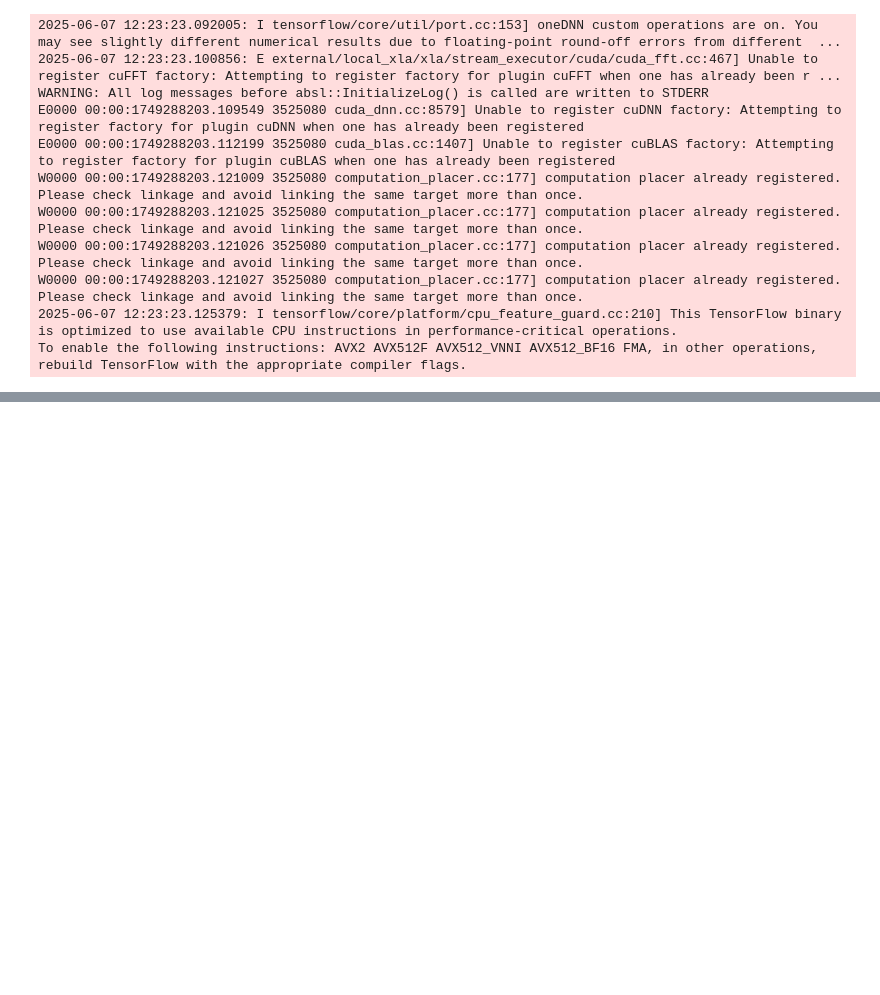
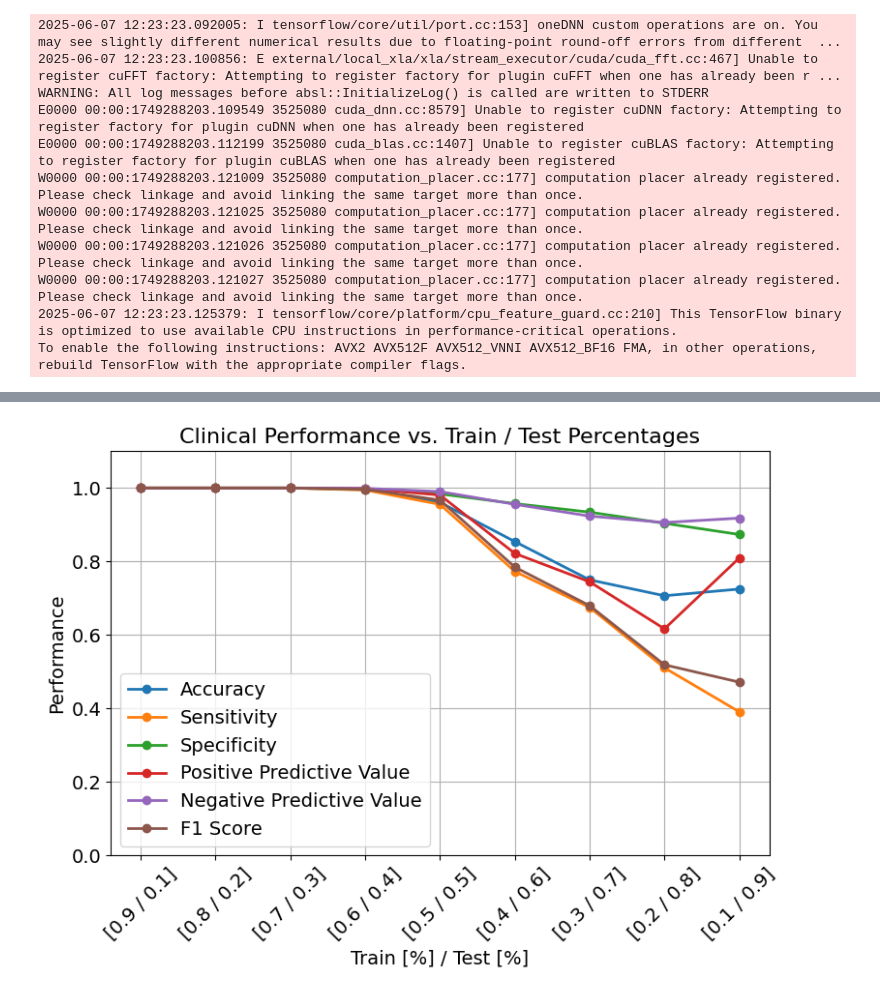
Before and after one commit to rolandbolboaca/CNN_Fungi_classification, a Jupyter notebook: run.ipynb, the cells around one changed output, grey strips where cells are left out. Cells and saved outputs as stored; diff of their text form; code cells hidden in the pictures; blank space fills up the shorter version.

```diff
--- a/run.ipynb
+++ b/run.ipynb
@@ -482,36 +531,38 @@ npvs = [result['Negative Predictive Value (NPV)'] for result in exp_results.valu
 f1s = [result['F1 Score'] for result in exp_results.values()]
 
 # set all parameters for plot, including text sizes for everything
 
 plt.rcParams.update({
     'font.size': 14,
     'axes.titlesize': 16,
     'axes.labelsize': 14,
     'xtick.labelsize': 14,
     'ytick.labelsize': 14,
     'legend.fontsize': 14,
     'figure.titlesize': 14
 })
 
 plt.figure(figsize=(8, 6))
 #plt.bar(x_labels, accuracies)
 plt.plot(x_labels, accuracies, marker='o', linewidth=2)
 plt.plot(x_labels, tprs, marker='o', linewidth=2)
 plt.plot(x_labels, tnrs, marker='o', linewidth=2)
 plt.plot(x_labels, ppvs, marker='o', linewidth=2)
 plt.plot(x_labels, npvs, marker='o', linewidth=2)
 plt.plot(x_labels, f1s, marker='o', linewidth=2)
 
 plt.xlabel('Train [%] / Test [%]')
-plt.ylabel('Perfromance')
-plt.title('Clinical Perfromance vs. Train / Test Percentages')
+plt.ylabel('Performance')
+plt.title('Clinical Performance vs. Train / Test Percentages')
 plt.ylim(0, 1.1)
 plt.xticks(rotation=45)
-plt.legend(['Accuracy, Sensitivity, Specificity, Positive Predictive Value, Negative Predictive Value, F1 Score'])
+plt.legend(['Accuracy', 'Sensitivity', 'Specificity', 'Positive Predictive Value', 'Negative Predictive Value', 'F1 Score'])
 plt.grid(True)
 plt.tight_layout()
 
 plt.savefig("figs/accuracy_percent_plot.pdf", format='pdf', bbox_inches='tight')
+# %% [output]
+[figure, added]
 # %%
 # Performance over 100 repetitions of the trials
 
```
Also changed, not shown: parts of 4 cells of this notebook, 1 other file.
